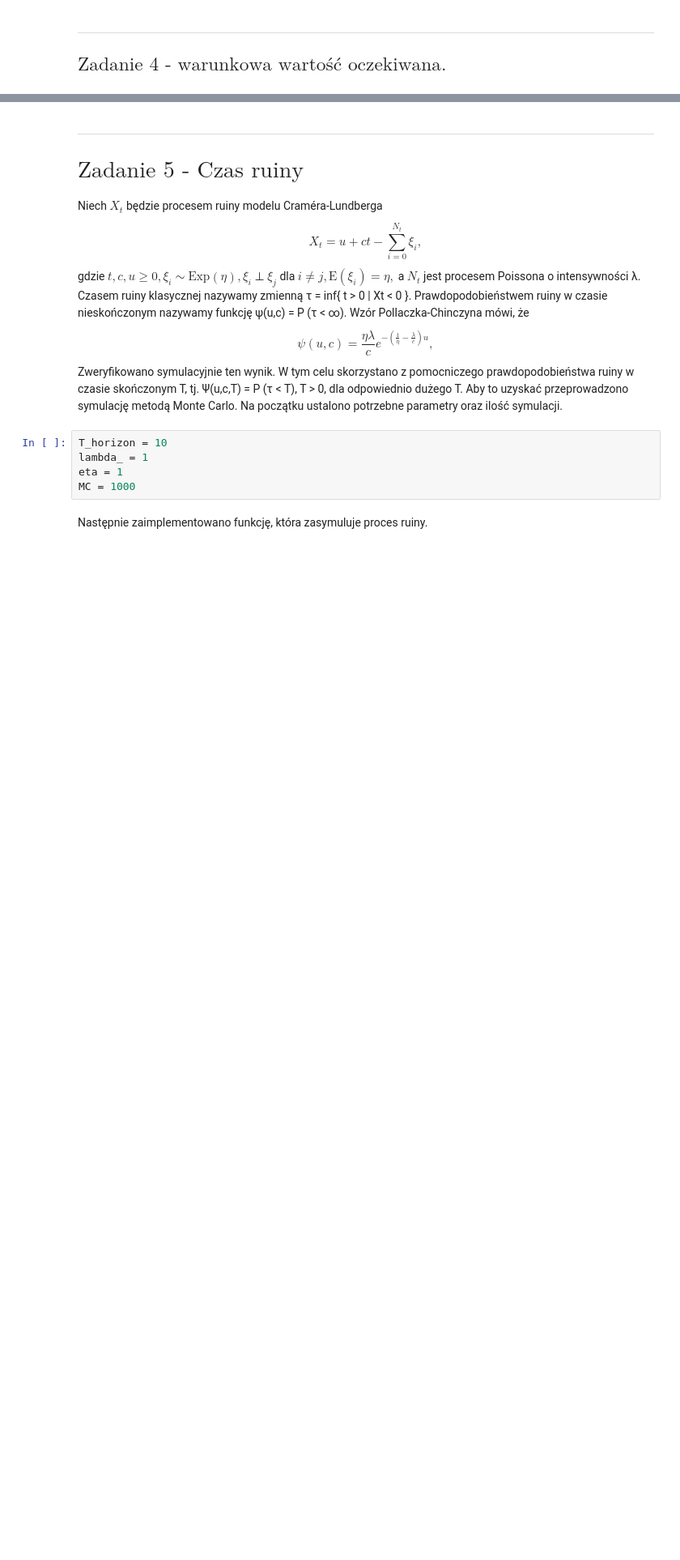
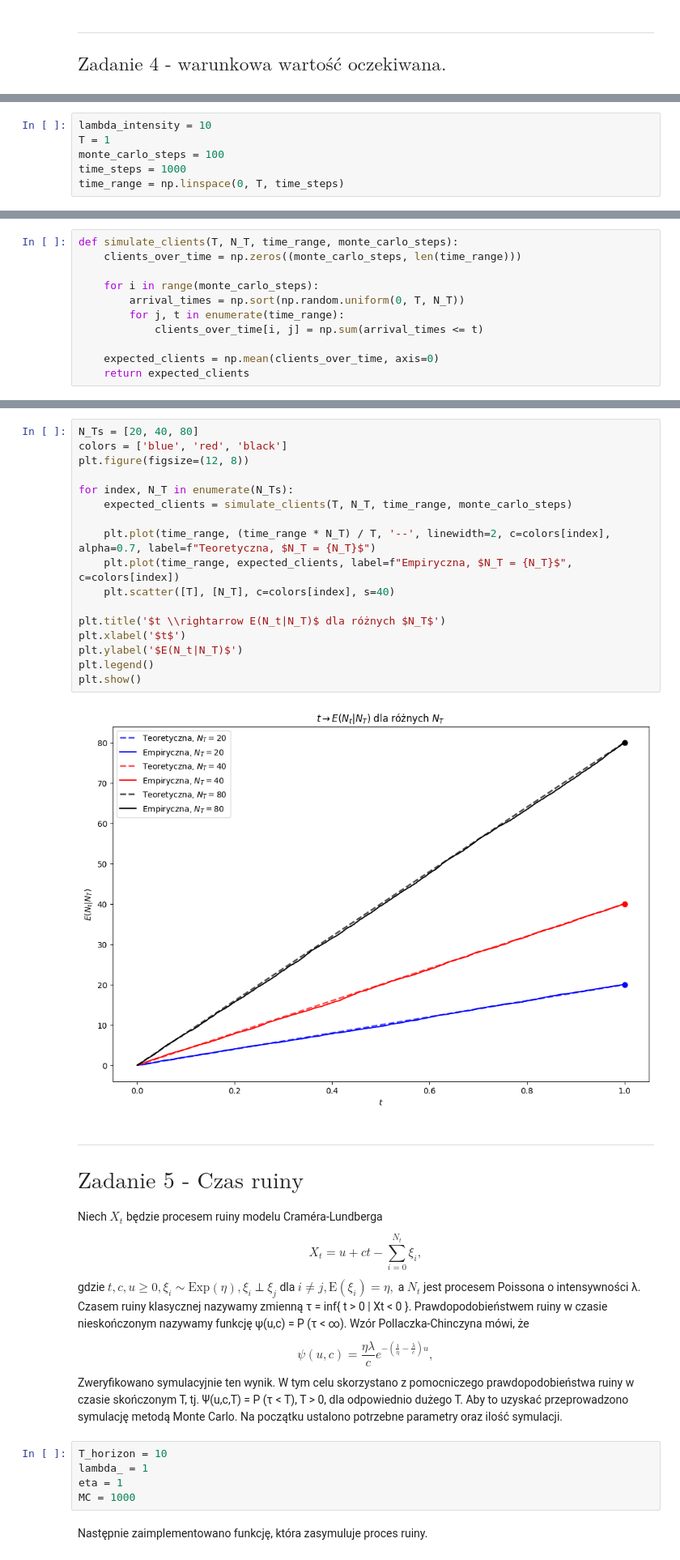
Before and after one commit to mathieuboro/symulacje, a Jupyter notebook: Raport_Sym.ipynb, the cells around one changed output, grey strips where cells are left out. Shown at 81% size. Cells and saved outputs as stored; diff of their text form; blank space fills up the shorter version.

```diff
--- a/Raport_Sym.ipynb
+++ b/Raport_Sym.ipynb
@@ -705,0 +720,6 @@ plt.show()
+# %%
+lambda_intensity = 10
+T = 1
+monte_carlo_steps = 100
+time_steps = 1000
+time_range = np.linspace(0, T, time_steps)
@@ -705,0 +728,11 @@ plt.show()
+# %%
+def simulate_clients(T, N_T, time_range, monte_carlo_steps):
+    clients_over_time = np.zeros((monte_carlo_steps, len(time_range)))
+
+    for i in range(monte_carlo_steps):
+        arrival_times = np.sort(np.random.uniform(0, T, N_T))
+        for j, t in enumerate(time_range):
+            clients_over_time[i, j] = np.sum(arrival_times <= t)
+
+    expected_clients = np.mean(clients_over_time, axis=0)
+    return expected_clients
@@ -706,3 +742,22 @@ plt.show()
+# %%
+N_Ts = [20, 40, 80]
+colors = ['blue', 'red', 'black']
+plt.figure(figsize=(12, 8))
+
+for index, N_T in enumerate(N_Ts):
+    expected_clients = simulate_clients(T, N_T, time_range, monte_carlo_steps)
+
+    plt.plot(time_range, (time_range * N_T) / T, '--', linewidth=2, c=colors[index], alpha=0.7, label=f"Teoretyczna, $N_T = {N_T}$")
+    plt.plot(time_range, expected_clients, label=f"Empiryczna, $N_T = {N_T}$", c=colors[index])
+    plt.scatter([T], [N_T], c=colors[index], s=40)
+
+plt.title('$t \\rightarrow E(N_t|N_T)$ dla różnych $N_T$')
+plt.xlabel('$t$')
+plt.ylabel('$E(N_t|N_T)$')
+plt.legend()
+plt.show()
+# %% [output]
+[figure, added]
 # %% [markdown]
 ___
 # $ \text{Zadanie 5 - Czas ruiny} $
```
Also changed, not shown: parts of 12 cells of this notebook.
